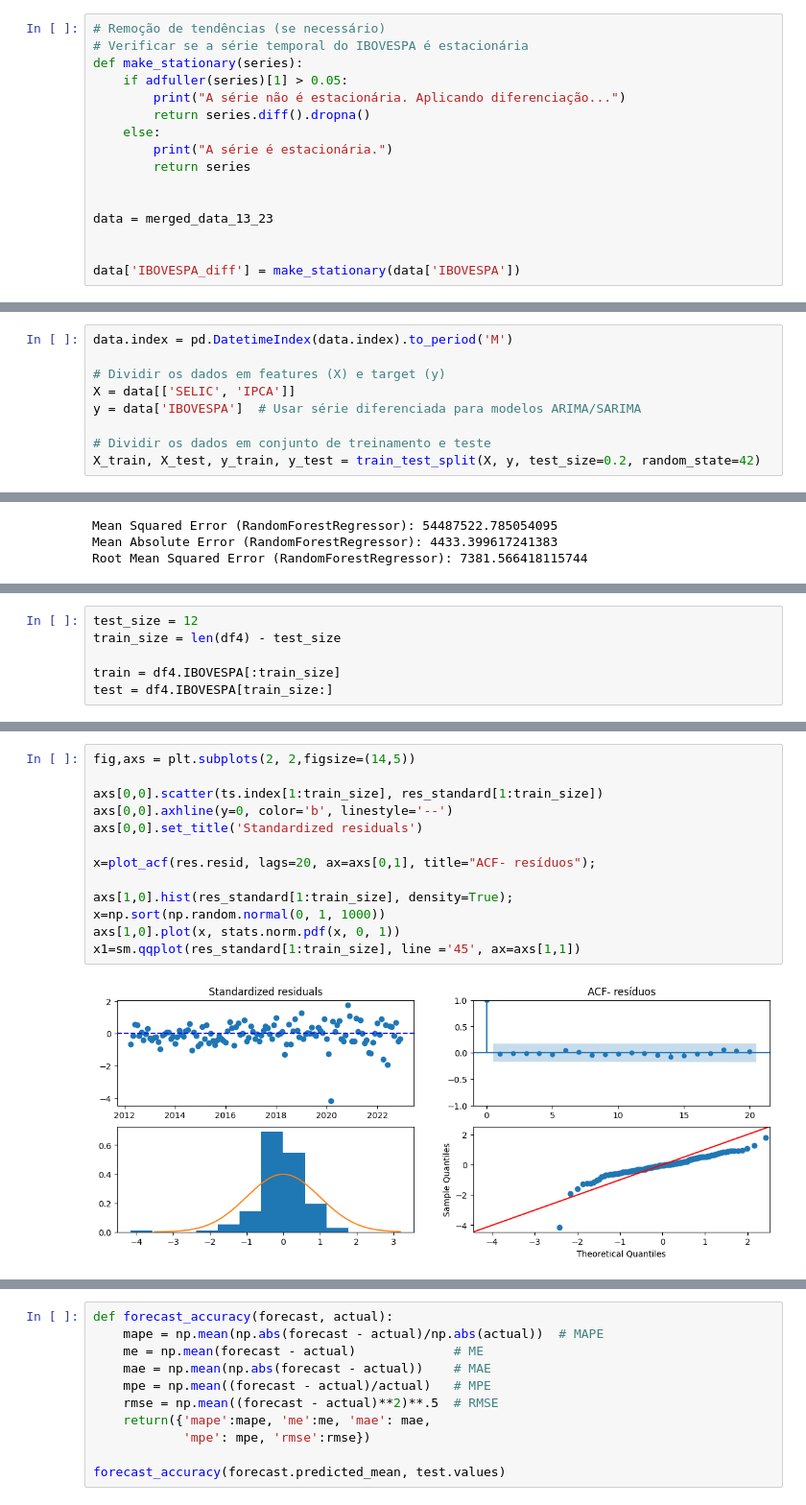
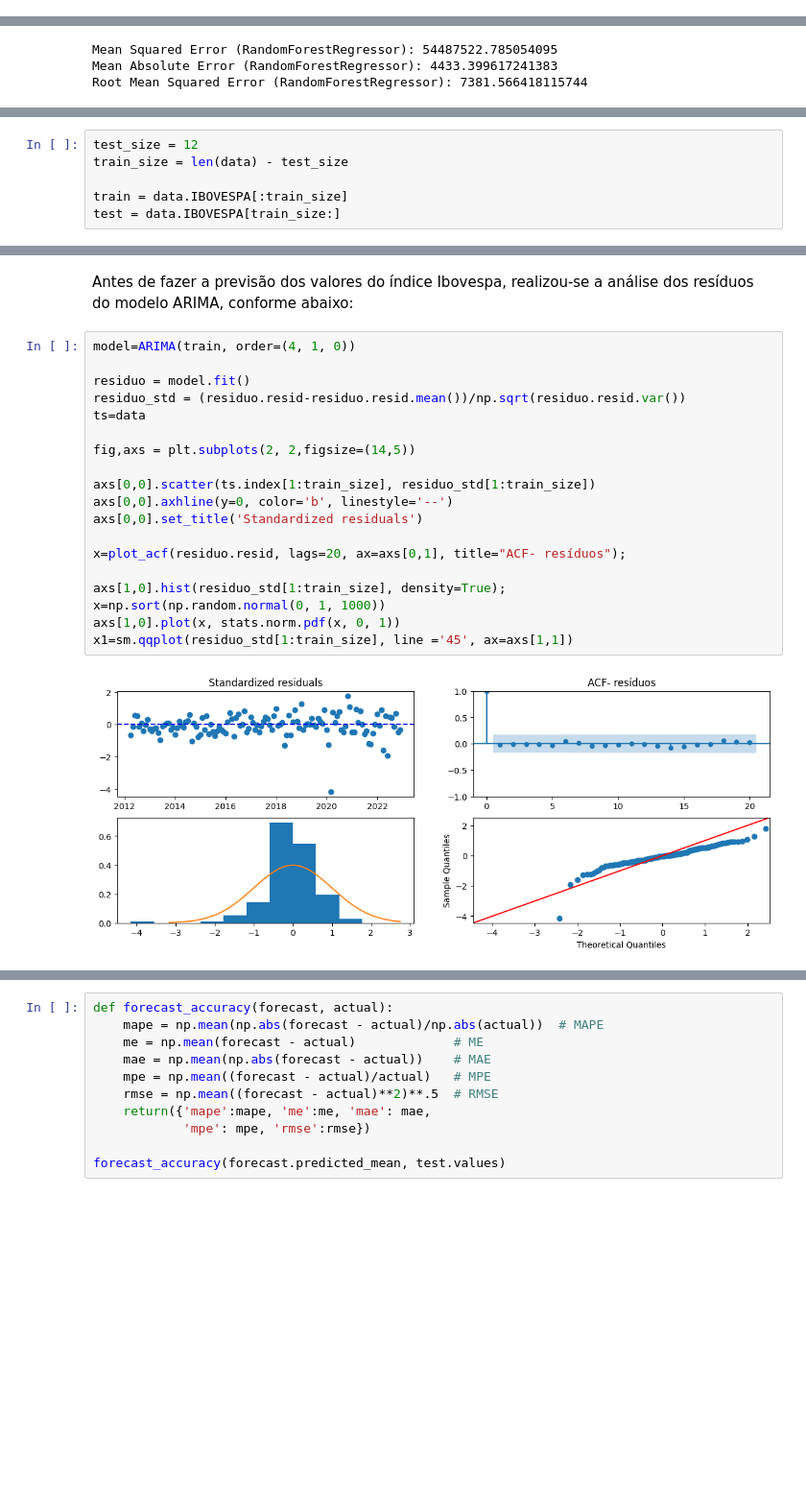
Before and after one commit to 10368966/projeto-aplicado, a Jupyter notebook: Projeto_aplicado_IV_entrega_4.ipynb, the cells around one changed output, grey strips where cells are left out. Shown at 96% size. Drawn from its saved outputs; the diff is of its cells as text; blank space fills up the shorter version.

```diff
--- a/Projeto_aplicado_IV_entrega_4.ipynb
+++ b/Projeto_aplicado_IV_entrega_4.ipynb
@@ -308,16 +353,0 @@ IPCA      0.004365  0.874954  1.000000
-# %%
-# Remoção de tendências (se necessário)
-# Verificar se a série temporal do IBOVESPA é estacionária
-def make_stationary(series):
-    if adfuller(series)[1] > 0.05:
-        print("A série não é estacionária. Aplicando diferenciação...")
-        return series.diff().dropna()
-    else:
-        print("A série é estacionária.")
-        return series
-
-
-data = merged_data_13_23
-
-
-data['IBOVESPA_diff'] = make_stationary(data['IBOVESPA'])
@@ -375,9 +353,0 @@ Aplicação de ao menos um primeiro modelo base (modelo de aprendizado de máqui
-# %%
-data.index = pd.DatetimeIndex(data.index).to_period('M')
-
-# Dividir os dados em features (X) e target (y)
-X = data[['SELIC', 'IPCA']]
-y = data['IBOVESPA']  # Usar série diferenciada para modelos ARIMA/SARIMA
-
-# Dividir os dados em conjunto de treinamento e teste
-X_train, X_test, y_train, y_test = train_test_split(X, y, test_size=0.2, random_state=42)
@@ -745,6 +634,6 @@ Warnings:
 # %%
 test_size = 12
-train_size = len(df4) - test_size
+train_size = len(data) - test_size
 
-train = df4.IBOVESPA[:train_size]
-test = df4.IBOVESPA[train_size:]
+train = data.IBOVESPA[:train_size]
+test = data.IBOVESPA[train_size:]
@@ -776,15 +640,23 @@ ts=df4
+# %% [markdown]
+Antes de fazer a previsão dos valores do índice Ibovespa, realizou-se a análise dos resíduos do modelo ARIMA, conforme abaixo:
 # %%
+model=ARIMA(train, order=(4, 1, 0))
+
+residuo = model.fit()
+residuo_std = (residuo.resid-residuo.resid.mean())/np.sqrt(residuo.resid.var())
+ts=data
+
 fig,axs = plt.subplots(2, 2,figsize=(14,5))
 
-axs[0,0].scatter(ts.index[1:train_size], res_standard[1:train_size])
+axs[0,0].scatter(ts.index[1:train_size], residuo_std[1:train_size])
 axs[0,0].axhline(y=0, color='b', linestyle='--')
 axs[0,0].set_title('Standardized residuals')
 
-x=plot_acf(res.resid, lags=20, ax=axs[0,1], title="ACF- resíduos");
+x=plot_acf(residuo.resid, lags=20, ax=axs[0,1], title="ACF- resíduos");
 
-axs[1,0].hist(res_standard[1:train_size], density=True);
+axs[1,0].hist(residuo_std[1:train_size], density=True);
 x=np.sort(np.random.normal(0, 1, 1000))
 axs[1,0].plot(x, stats.norm.pdf(x, 0, 1))
-x1=sm.qqplot(res_standard[1:train_size], line ='45', ax=axs[1,1])
+x1=sm.qqplot(residuo_std[1:train_size], line ='45', ax=axs[1,1])
 # %% [output]
-[figure, old version]
+[figure, new version]
```
Also changed, not shown: parts of 102 cells of this notebook, 21 other files.
